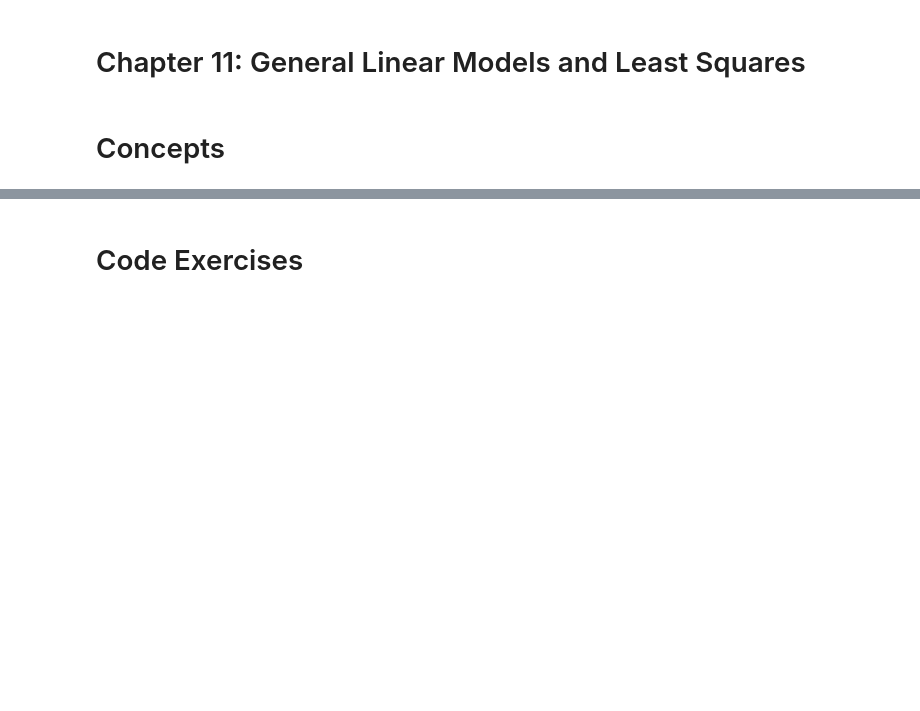
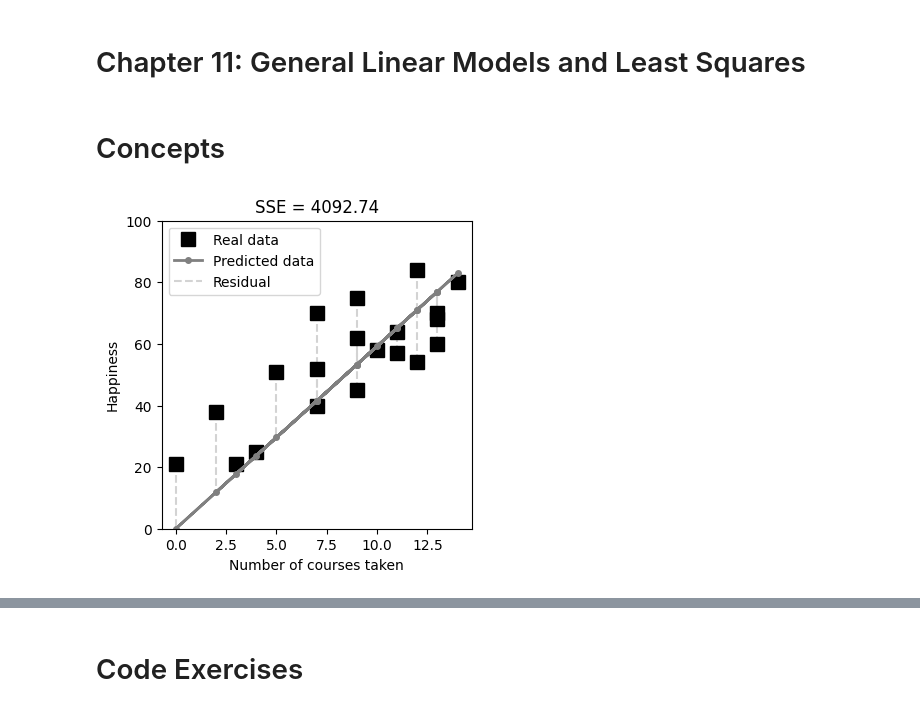
Before and after one commit to MiesnerJacob/practical-linear-algebra-for-data-science, a Jupyter notebook: 11-general-linear-models-least-squares.ipynb, the cells around one changed output, grey strips where cells are left out. Saved outputs shown, nothing was run; the diff lists cells and outputs as text; code cells hidden in the pictures; blank space fills up the shorter version.

Commit message:
finished code exercises for chapter 11, general linear models and least squares

```diff
--- a/11-general-linear-models-least-squares.ipynb
+++ b/11-general-linear-models-least-squares.ipynb
@@ -19,0 +19,28 @@ design_matrix = np.array(numcourses,ndmin=2).T
+# %%
+# Least Squares via left-inverse (without intercept)
+
+# compute the left-inverse
+design_matrix_leftinv = np.linalg.inv(design_matrix.T @ design_matrix) @ design_matrix.T
+
+# solve for coefficients
+beta = design_matrix_leftinv @ happiness
+
+# predicted data
+pred_happiness = design_matrix @ beta
+
+# Create plot
+plt.figure(figsize=(4, 4))
+plt.plot(numcourses, happiness, 'ks', markersize=10)
+plt.plot(numcourses, pred_happiness, 'o-', color='gray', linewidth=2, markersize=4)
+
+for n, y, yHat in zip(numcourses, happiness, pred_happiness):
+    plt.plot([n, n], [y, yHat], '--', color='lightgray', zorder=-10)
+
+plt.xlabel('Number of courses taken')
+plt.ylabel('Happiness')
+plt.ylim([0,100])
+plt.legend(['Real data', 'Predicted data', 'Residual'])
+plt.title(f'SSE = {np.sum((pred_happiness - happiness)**2):.2f}')
+plt.show()
+# %% [output]
+[figure, added]
```
Also changed, not shown: parts of 15 cells of this notebook.
